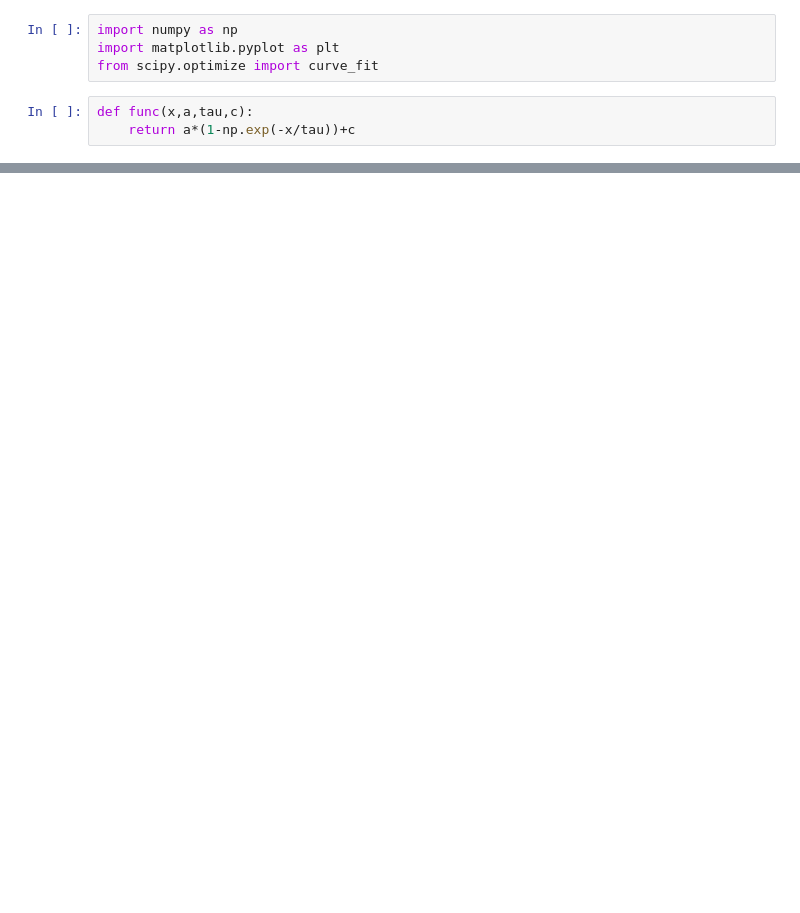
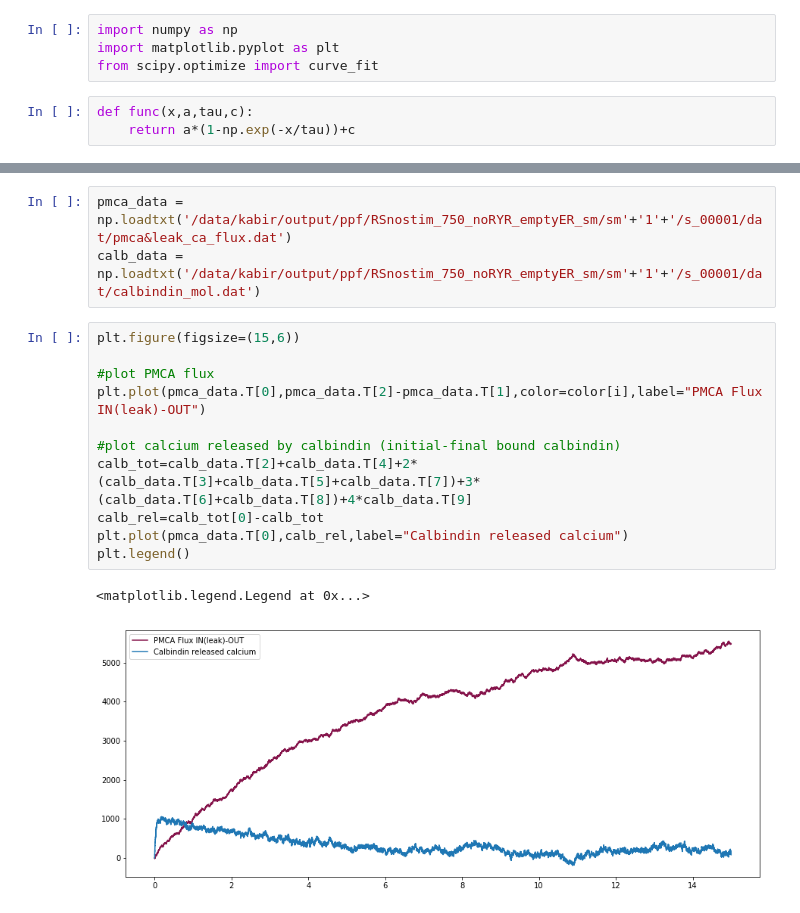
Before and after one commit to KabirDabholkar/tripartiteSynapse, a Jupyter notebook: tools/tools/serca_exponential_fit.ipynb, the cells around one changed output, grey strips where cells are left out. Cells and saved outputs as stored; diff of their text form; blank space fills up the shorter version.

```diff
--- a/tools/tools/serca_exponential_fit.ipynb
+++ b/tools/tools/serca_exponential_fit.ipynb
@@ -41,0 +48,17 @@ str(sm)
+# %%
+pmca_data = np.loadtxt('/data/kabir/output/ppf/RSnostim_750_noRYR_emptyER_sm/sm'+'1'+'/s_00001/dat/pmca&leak_ca_flux.dat')
+calb_data = np.loadtxt('/data/kabir/output/ppf/RSnostim_750_noRYR_emptyER_sm/sm'+'1'+'/s_00001/dat/calbindin_mol.dat')
+# %%
+plt.figure(figsize=(15,6))
+
+#plot PMCA flux
+plt.plot(pmca_data.T[0],pmca_data.T[2]-pmca_data.T[1],color=color[i],label="PMCA Flux IN(leak)-OUT")
+
+#plot calcium released by calbindin (initial-final bound calbindin)
+calb_tot=calb_data.T[2]+calb_data.T[4]+2*(calb_data.T[3]+calb_data.T[5]+calb_data.T[7])+3*(calb_data.T[6]+calb_data.T[8])+4*calb_data.T[9]
+calb_rel=calb_tot[0]-calb_tot
+plt.plot(pmca_data.T[0],calb_rel,label="Calbindin released calcium")
+plt.legend()
+# %% [output]
+<matplotlib.legend.Legend at 0x...>
+[figure, added]
```
Also changed, not shown: parts of 7 cells of this notebook, 4 other files.
